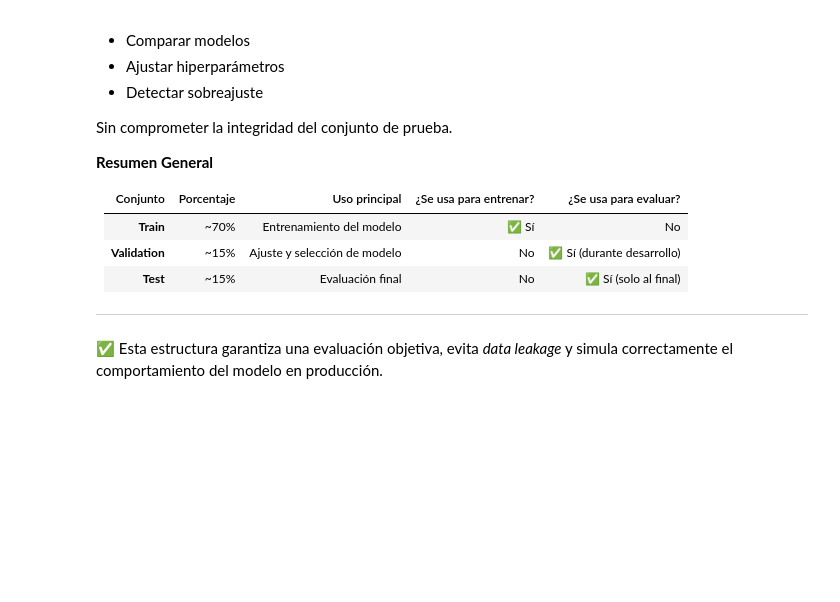
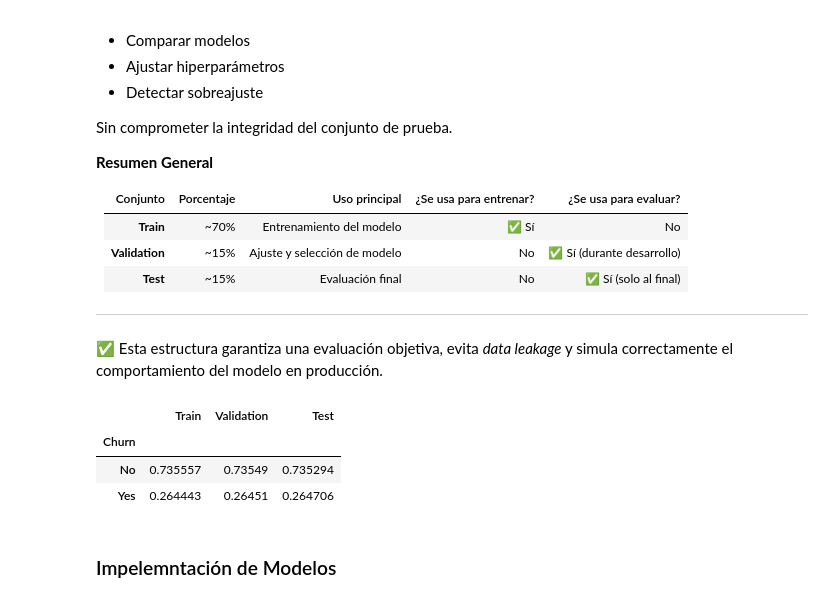
Before and after one commit to LenninTemoche/Challenge-TelecomX-2-Alura-One-DS, a Jupyter notebook: TelecomX-2-ML.ipynb, the cells around one changed output. Cells and saved outputs as stored; diff of their text form; code cells hidden in the pictures; blank space fills up the shorter version.

```diff
--- a/TelecomX-2-ML.ipynb
+++ b/TelecomX-2-ML.ipynb
@@ -1194,3 +1194,20 @@ Sin comprometer la integridad del conjunto de prueba.
 ---
 
 ✅ Esta estructura garantiza una evaluación objetiva, evita *data leakage* y simula correctamente el comportamiento del modelo en producción.
+# %%
+#Verificación de desbalance
+
+df_balance = pd.DataFrame({
+    "Train": y_train.value_counts(normalize=True),
+    "Validation": y_val.value_counts(normalize=True),
+    "Test": y_test.value_counts(normalize=True)
+})
+
+df_balance
+# %% [output]
+|  | Train | Validation | Test |
+| Churn |  |  |  |
+| No | 0.735557 | 0.73549 | 0.735294 |
+| Yes | 0.264443 | 0.26451 | 0.264706 |
+# %% [markdown]
+### Impelemntación de Modelos
```
Also changed, not shown: parts of 4 cells of this notebook.
